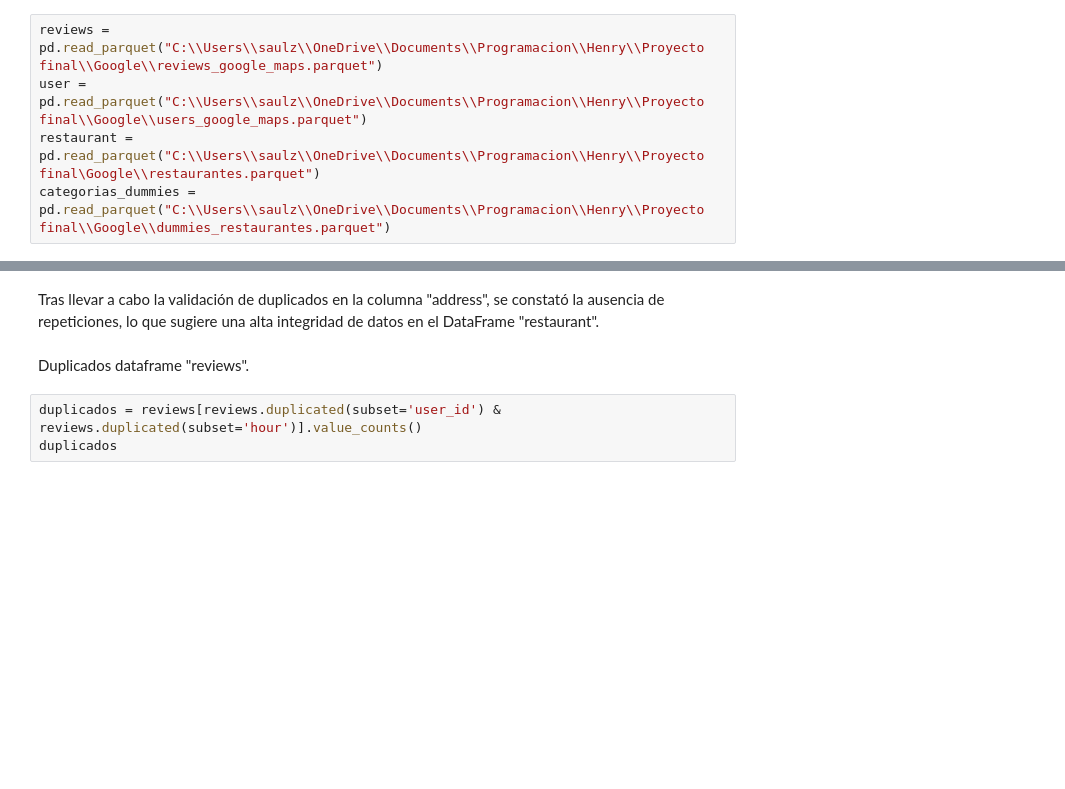
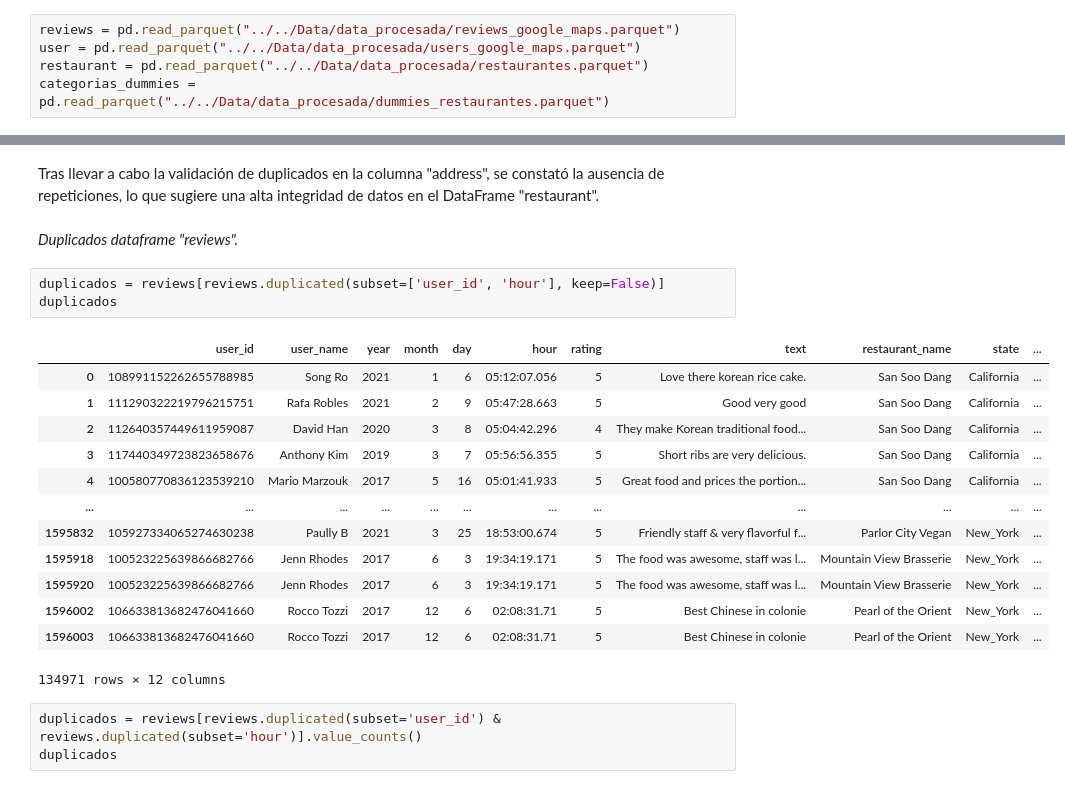
Before and after one commit to SaulZambranoMeza/Proyecto-NOVA, a Jupyter notebook: Notebooks/EDA/EDA.ipynb, the cells around one changed output, grey strips where cells are left out. Cells and saved outputs as stored; diff of their text form; blank space fills up the shorter version.

```diff
--- a/Notebooks/EDA/EDA.ipynb
+++ b/Notebooks/EDA/EDA.ipynb
@@ -6,6 +6,6 @@ Archivos de google.
 # %%
-reviews = pd.read_parquet("C:\\Users\\saulz\\OneDrive\\Documents\\Programacion\\Henry\\Proyecto final\\Google\\reviews_google_maps.parquet")
-user = pd.read_parquet("C:\\Users\\saulz\\OneDrive\\Documents\\Programacion\\Henry\\Proyecto final\\Google\\users_google_maps.parquet")
-restaurant = pd.read_parquet("C:\\Users\\saulz\\OneDrive\\Documents\\Programacion\\Henry\\Proyecto final\Google\\restaurantes.parquet")
-categorias_dummies = pd.read_parquet("C:\\Users\\saulz\\OneDrive\\Documents\\Programacion\\Henry\\Proyecto final\\Google\\dummies_restaurantes.parquet")
+reviews = pd.read_parquet("../../Data/data_procesada/reviews_google_maps.parquet")
+user = pd.read_parquet("../../Data/data_procesada/users_google_maps.parquet")
+restaurant = pd.read_parquet("../../Data/data_procesada/restaurantes.parquet")
+categorias_dummies = pd.read_parquet("../../Data/data_procesada/dummies_restaurantes.parquet")
 # %% [markdown]
@@ -265,7 +267,24 @@ duplicados
 # %% [markdown]
 Tras llevar a cabo la validación de duplicados en la columna "address", se constató la ausencia de repeticiones, lo que sugiere una alta integridad de datos en el DataFrame "restaurant".
 # %% [markdown]
-Duplicados dataframe "reviews".
+*Duplicados dataframe "reviews".*
+# %%
+duplicados = reviews[reviews.duplicated(subset=['user_id', 'hour'], keep=False)]
+duplicados
+# %% [output]
+|  | user_id | user_name | year | month | day | hour | rating | text | restaurant_name | state | ... |
+| 0 | 108991152262655788985 | Song Ro | 2021 | 1 | 6 | 05:12:07.056 | 5 | Love there korean rice cake. | San Soo Dang | California | ... |
+| 1 | 111290322219796215751 | Rafa Robles | 2021 | 2 | 9 | 05:47:28.663 | 5 | Good very good | San Soo Dang | California | ... |
+| 2 | 112640357449611959087 | David Han | 2020 | 3 | 8 | 05:04:42.296 | 4 | They make Korean traditional food... | San Soo Dang | California | ... |
+| 3 | 117440349723823658676 | Anthony Kim | 2019 | 3 | 7 | 05:56:56.355 | 5 | Short ribs are very delicious. | San Soo Dang | California | ... |
+| 4 | 100580770836123539210 | Mario Marzouk | 2017 | 5 | 16 | 05:01:41.933 | 5 | Great food and prices the portion... | San Soo Dang | California | ... |
+| ... | ... | ... | ... | ... | ... | ... | ... | ... | ... | ... | ... |
+| 1595832 | 105927334065274630238 | Paully B | 2021 | 3 | 25 | 18:53:00.674 | 5 | Friendly staff & very flavorful f... | Parlor City Vegan | New_York | ... |
+| 1595918 | 100523225639866682766 | Jenn Rhodes | 2017 | 6 | 3 | 19:34:19.171 | 5 | The food was awesome, staff was l... | Mountain View Brasserie | New_York | ... |
+| 1595920 | 100523225639866682766 | Jenn Rhodes | 2017 | 6 | 3 | 19:34:19.171 | 5 | The food was awesome, staff was l... | Mountain View Brasserie | New_York | ... |
+| 1596002 | 106633813682476041660 | Rocco Tozzi | 2017 | 12 | 6 | 02:08:31.71 | 5 | Best Chinese in colonie | Pearl of the Orient | New_York | ... |
+| 1596003 | 106633813682476041660 | Rocco Tozzi | 2017 | 12 | 6 | 02:08:31.71 | 5 | Best Chinese in colonie | Pearl of the Orient | New_York | ... |
+134971 rows × 12 columns
 # %%
 duplicados = reviews[reviews.duplicated(subset='user_id') & reviews.duplicated(subset='hour')].value_counts()
 duplicados
```
Also changed, not shown: parts of 67 cells of this notebook.
